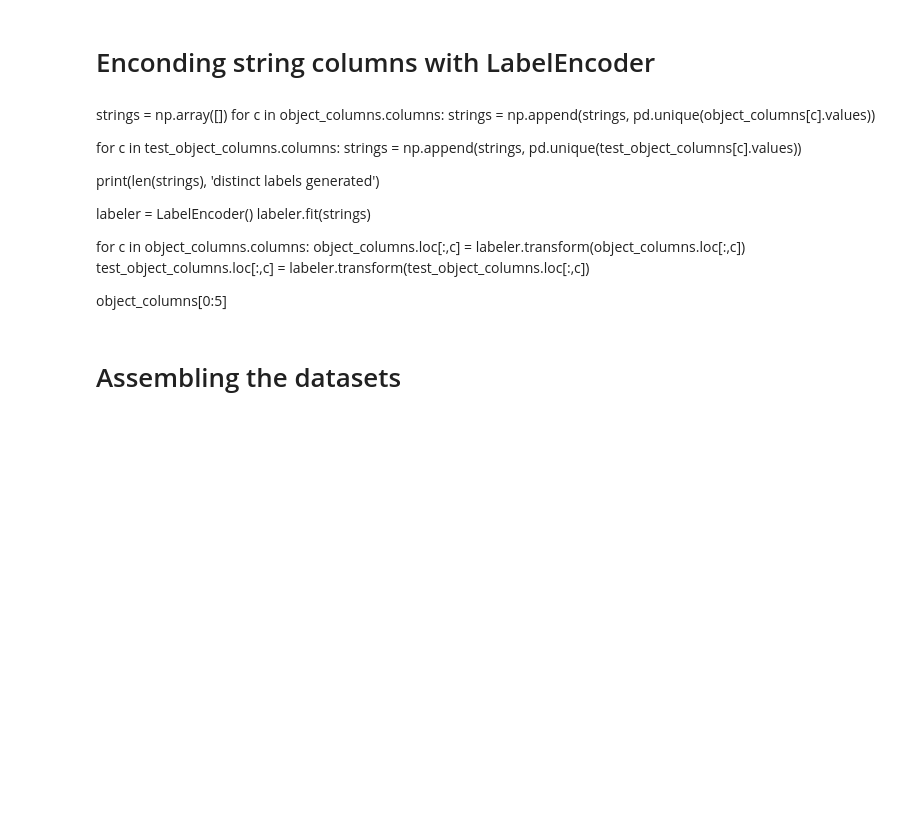
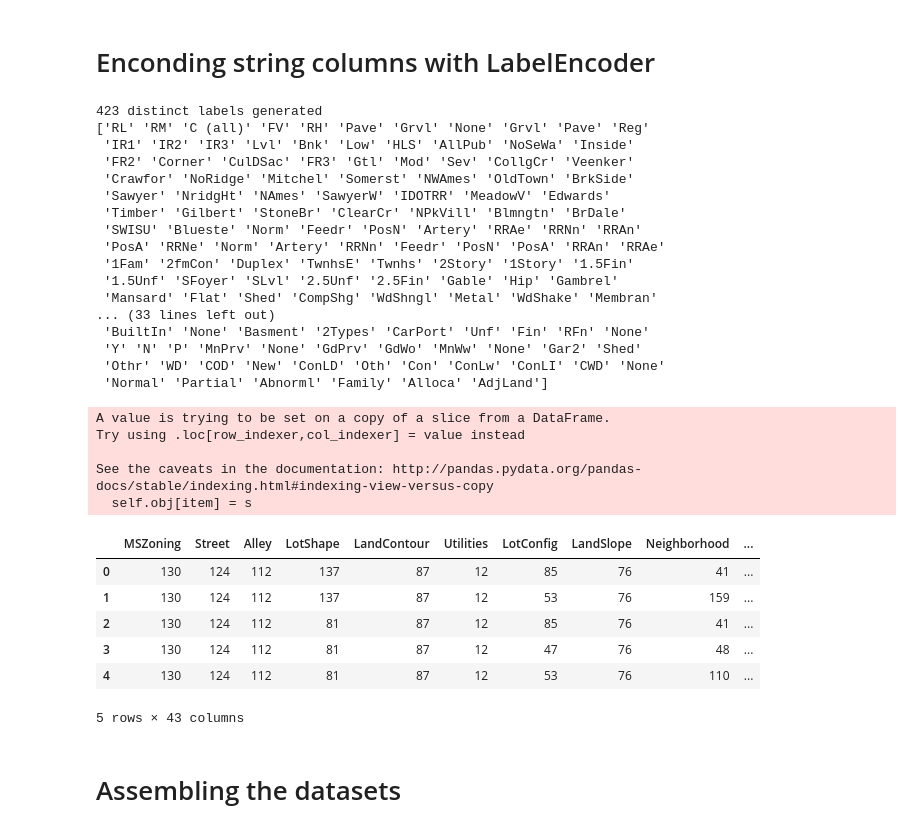
Before and after one commit to ddmng/kaggle, a Jupyter notebook: House Prices/notebooks/XGBoost and LGBM.ipynb, the cells around one changed output. Drawn from its saved outputs; the diff is of its cells as text; code cells hidden in the pictures; blank space fills up the shorter version.

```diff
--- a/House Prices/notebooks/XGBoost and LGBM.ipynb
+++ b/House Prices/notebooks/XGBoost and LGBM.ipynb
@@ -327,25 +356,59 @@ TotalBsmtSF     0.804238
 Fixed skewness
 # %% [markdown]
 # Enconding string columns with LabelEncoder
-# %% [markdown]
-
-strings = np.array([])
-for c in object_columns.columns:
-    strings = np.append(strings, pd.unique(object_columns[c].values))
-
-for c in test_object_columns.columns:
-    strings = np.append(strings, pd.unique(test_object_columns[c].values))
-
-print(len(strings), 'distinct labels generated')
-
-labeler = LabelEncoder()
-labeler.fit(strings)
-
-for c in object_columns.columns:
-    object_columns.loc[:,c] = labeler.transform(object_columns.loc[:,c])
-    test_object_columns.loc[:,c] = labeler.transform(test_object_columns.loc[:,c])
-
-object_columns[0:5]
+# %%
+
+strings = np.array([])
+for c in object_columns.columns:
+    if c not in quals_columns:
+        strings = np.append(strings, pd.unique(object_columns[c].values))
+
+for c in test_object_columns.columns:
+    if c not in quals_columns:
+        strings = np.append(strings, pd.unique(test_object_columns[c].values))
+
+print(len(strings), 'distinct labels generated')
+print(strings)
+
+labeler = LabelEncoder()
+labeler.fit(strings)
+
+for c in object_columns.columns:
+    if c not in quals_columns:
+        object_columns.loc[:,c] = labeler.transform(object_columns.loc[:,c])
+        test_object_columns.loc[:,c] = labeler.transform(test_object_columns.loc[:,c])
+
+object_columns[0:5]
+# %% [output]
+423 distinct labels generated
+['RL' 'RM' 'C (all)' 'FV' 'RH' 'Pave' 'Grvl' 'None' 'Grvl' 'Pave' 'Reg'
+ 'IR1' 'IR2' 'IR3' 'Lvl' 'Bnk' 'Low' 'HLS' 'AllPub' 'NoSeWa' 'Inside'
+ 'FR2' 'Corner' 'CulDSac' 'FR3' 'Gtl' 'Mod' 'Sev' 'CollgCr' 'Veenker'
+ 'Crawfor' 'NoRidge' 'Mitchel' 'Somerst' 'NWAmes' 'OldTown' 'BrkSide'
+ 'Sawyer' 'NridgHt' 'NAmes' 'SawyerW' 'IDOTRR' 'MeadowV' 'Edwards'
+ 'Timber' 'Gilbert' 'StoneBr' 'ClearCr' 'NPkVill' 'Blmngtn' 'BrDale'
+ 'SWISU' 'Blueste' 'Norm' 'Feedr' 'PosN' 'Artery' 'RRAe' 'RRNn' 'RRAn'
+ 'PosA' 'RRNe' 'Norm' 'Artery' 'RRNn' 'Feedr' 'PosN' 'PosA' 'RRAn' 'RRAe'
+ '1Fam' '2fmCon' 'Duplex' 'TwnhsE' 'Twnhs' '2Story' '1Story' '1.5Fin'
+ '1.5Unf' 'SFoyer' 'SLvl' '2.5Unf' '2.5Fin' 'Gable' 'Hip' 'Gambrel'
+ 'Mansard' 'Flat' 'Shed' 'CompShg' 'WdShngl' 'Metal' 'WdShake' 'Membran'
+... (33 lines left out)
+ 'BuiltIn' 'None' 'Basment' '2Types' 'CarPort' 'Unf' 'Fin' 'RFn' 'None'
+ 'Y' 'N' 'P' 'MnPrv' 'None' 'GdPrv' 'GdWo' 'MnWw' 'None' 'Gar2' 'Shed'
+ 'Othr' 'WD' 'COD' 'New' 'ConLD' 'Oth' 'Con' 'ConLw' 'ConLI' 'CWD' 'None'
+ 'Normal' 'Partial' 'Abnorml' 'Family' 'Alloca' 'AdjLand']
+A value is trying to be set on a copy of a slice from a DataFrame.
+Try using .loc[row_indexer,col_indexer] = value instead
+
+See the caveats in the documentation: http://pandas.pydata.org/pandas-docs/stable/indexing.html#indexing-view-versus-copy
+  self.obj[item] = s
+|  | MSZoning | Street | Alley | LotShape | LandContour | Utilities | LotConfig | LandSlope | Neighborhood | ... |
+| 0 | 130 | 124 | 112 | 137 | 87 | 12 | 85 | 76 | 41 | ... |
+| 1 | 130 | 124 | 112 | 137 | 87 | 12 | 53 | 76 | 159 | ... |
+| 2 | 130 | 124 | 112 | 81 | 87 | 12 | 85 | 76 | 41 | ... |
+| 3 | 130 | 124 | 112 | 81 | 87 | 12 | 47 | 76 | 48 | ... |
+| 4 | 130 | 124 | 112 | 81 | 87 | 12 | 53 | 76 | 110 | ... |
+5 rows × 43 columns
 # %% [markdown]
 # Assembling the datasets
 # %%
```
Also changed, not shown: parts of 20 cells of this notebook, 1 other file.
